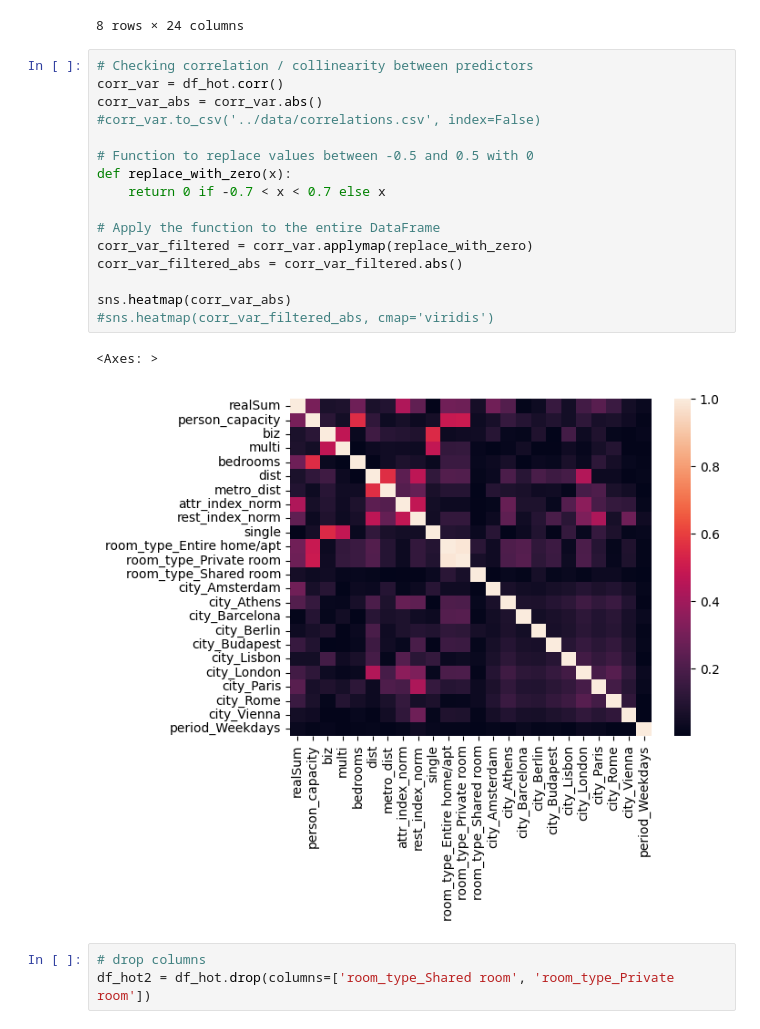
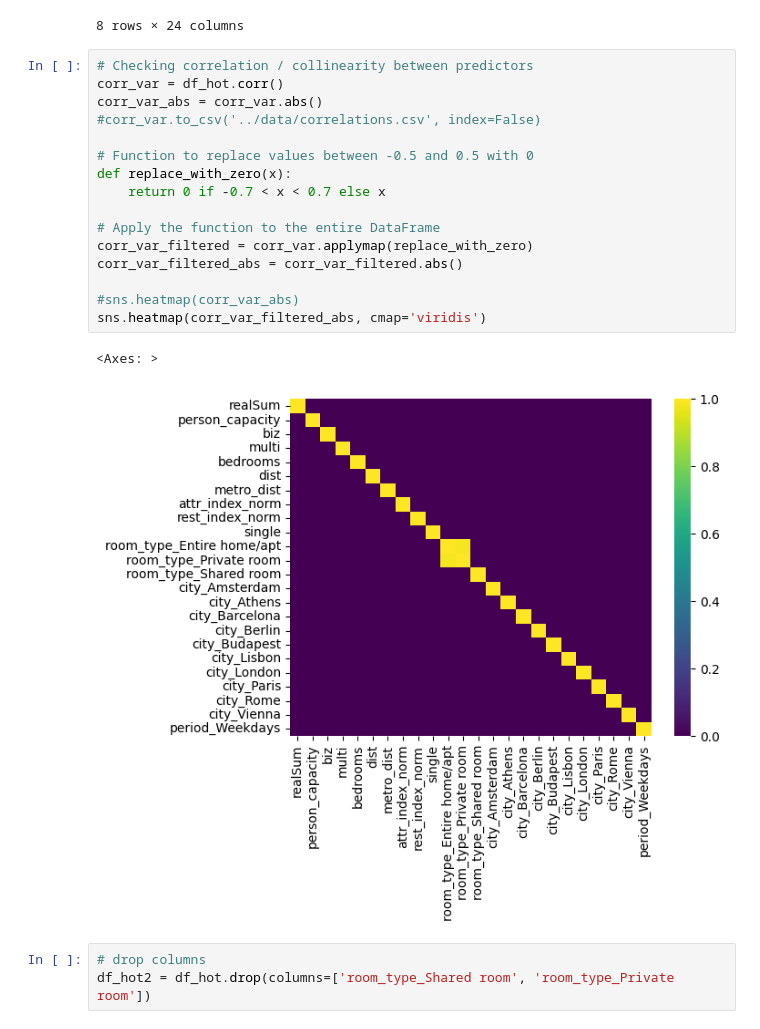
Before and after one commit to AddiH/DataScienceExam, a Jupyter notebook: nbs/data_explore.ipynb, the cells around one changed output. Saved outputs shown, nothing was run; the diff lists cells and outputs as text.

Commit message:
saving plots

```diff
--- a/nbs/data_explore.ipynb
+++ b/nbs/data_explore.ipynb
@@ -106,22 +110,22 @@ df_hot.describe()
 # %%
 # Checking correlation / collinearity between predictors
 corr_var = df_hot.corr()
 corr_var_abs = corr_var.abs()
 #corr_var.to_csv('../data/correlations.csv', index=False)
 
 # Function to replace values between -0.5 and 0.5 with 0
 def replace_with_zero(x):
     return 0 if -0.7 < x < 0.7 else x
 
 # Apply the function to the entire DataFrame
 corr_var_filtered = corr_var.applymap(replace_with_zero)
 corr_var_filtered_abs = corr_var_filtered.abs()
 
-sns.heatmap(corr_var_abs)
-#sns.heatmap(corr_var_filtered_abs, cmap='viridis')
+#sns.heatmap(corr_var_abs)
+sns.heatmap(corr_var_filtered_abs, cmap='viridis')
 # %% [output]
 <Axes: >
-[figure, old version]
+[figure, new version]
 # %%
 # drop columns
 df_hot2 = df_hot.drop(columns=['room_type_Shared room', 'room_type_Private room'])
```
Also changed, not shown: parts of 4 cells of this notebook, 2 other files.
